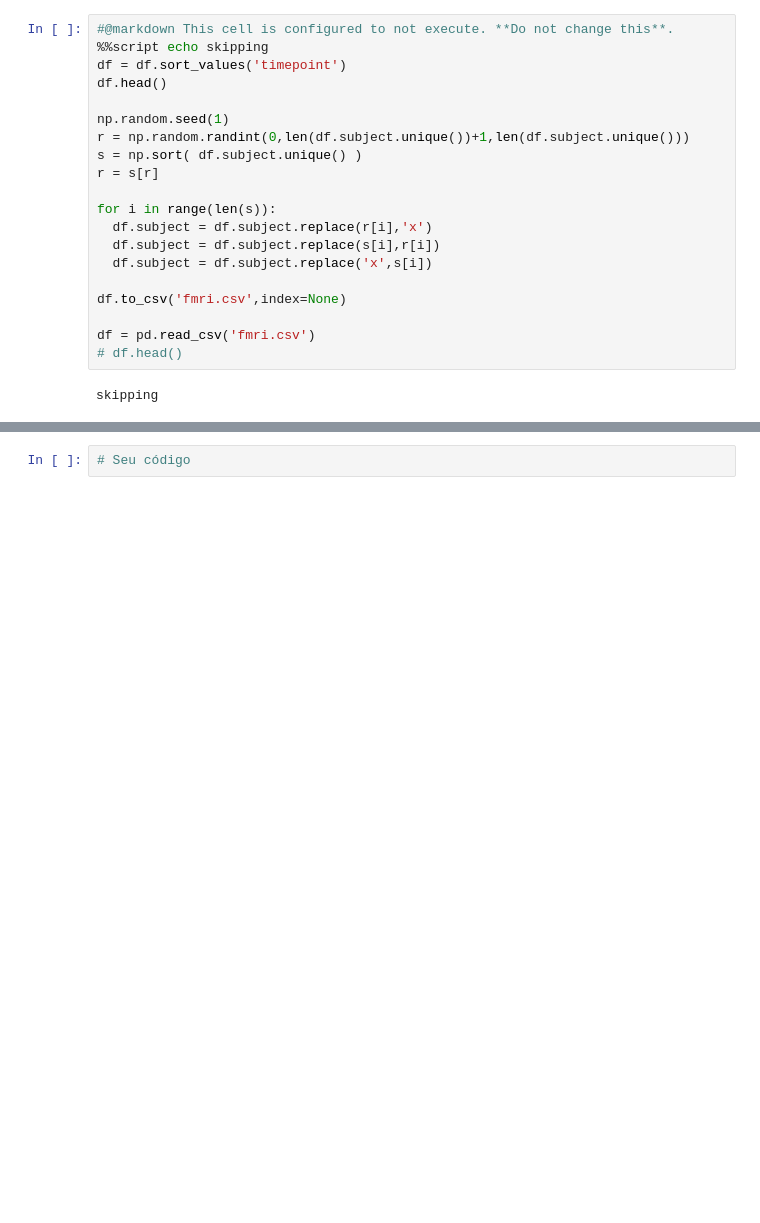
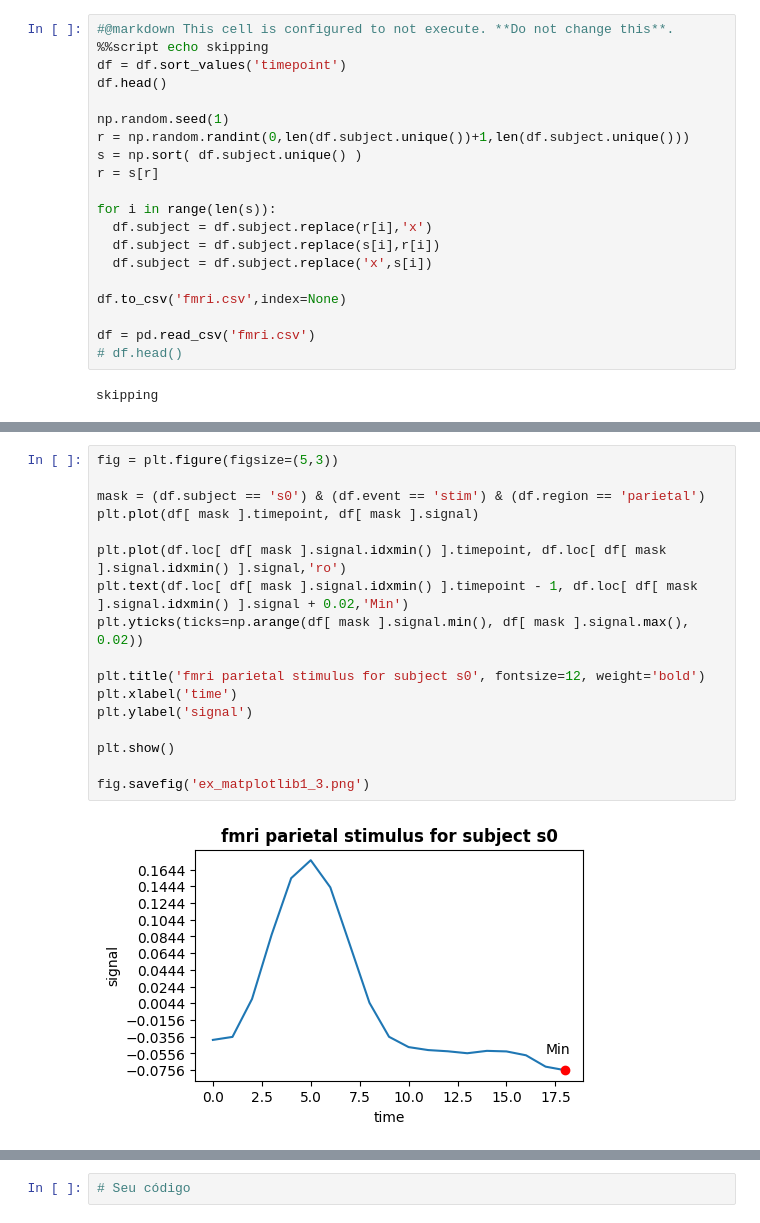
Before and after one commit to Rogerio-mack/IMT_CD_2024, a Jupyter notebook: Ex_Matplotlib1.ipynb, the cells around one changed output, grey strips where cells are left out. Cells and saved outputs as stored; diff of their text form; blank space fills up the shorter version.

```diff
--- a/Ex_Matplotlib1.ipynb
+++ b/Ex_Matplotlib1.ipynb
@@ -148,3 +157,22 @@ Produza um gráfico como abaixo para o sujeito `s0`. Observe todos os elementos
+# %%
+fig = plt.figure(figsize=(5,3))
+
+mask = (df.subject == 's0') & (df.event == 'stim') & (df.region == 'parietal')
+plt.plot(df[ mask ].timepoint, df[ mask ].signal)
+
+plt.plot(df.loc[ df[ mask ].signal.idxmin() ].timepoint, df.loc[ df[ mask ].signal.idxmin() ].signal,'ro')
+plt.text(df.loc[ df[ mask ].signal.idxmin() ].timepoint - 1, df.loc[ df[ mask ].signal.idxmin() ].signal + 0.02,'Min')
+plt.yticks(ticks=np.arange(df[ mask ].signal.min(), df[ mask ].signal.max(), 0.02))
+
+plt.title('fmri parietal stimulus for subject s0', fontsize=12, weight='bold')
+plt.xlabel('time')
+plt.ylabel('signal')
+
+plt.show()
+
+fig.savefig('ex_matplotlib1_3.png')
+# %% [output]
+[figure, added]
 # %% [markdown]
 # Q2.
 
```
Also changed, not shown: parts of 6 cells of this notebook.
